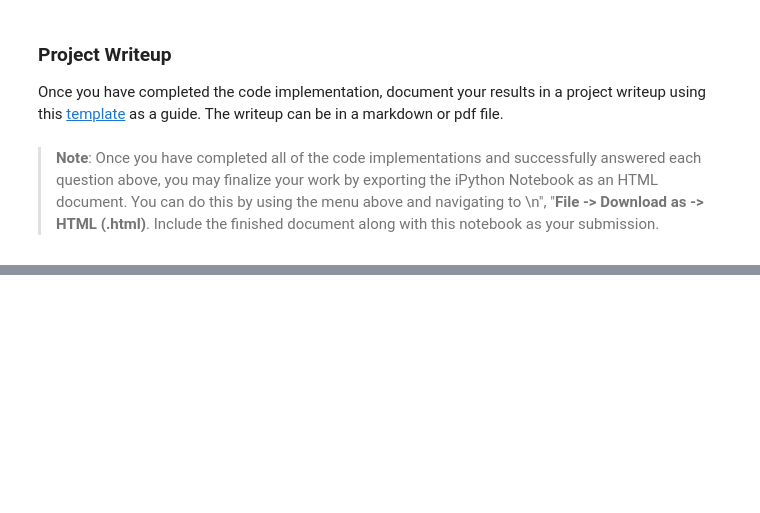
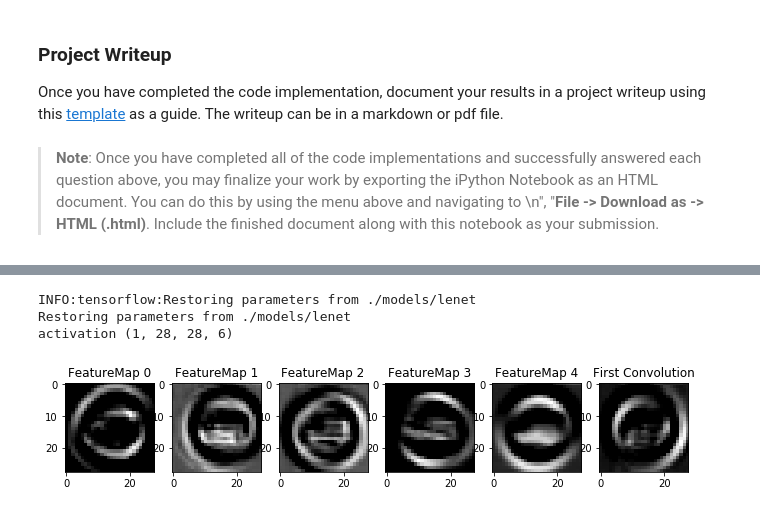
Before and after one commit to mikeliao97/CarND-Traffic-Sign-Classifier-Project, a Jupyter notebook: Traffic_Sign_Classifier-Lenet.ipynb, the cells around one changed output, grey strips where cells are left out. Drawn from its saved outputs; the diff is of its cells as text; code cells hidden in the pictures; blank space fills up the shorter version.

```diff
--- a/Traffic_Sign_Classifier-Lenet.ipynb
+++ b/Traffic_Sign_Classifier-Lenet.ipynb
@@ -633,15 +576,18 @@ For an example of what feature map outputs look like, check out NVIDIA's results
 # activation_min/max: can be used to view the activation contrast in more detail, by default matplot sets min and max to the actual min and max values of the output
 # plt_num: used to plot out multiple different weight feature map sets on the same block, just extend the plt number for each new feature map entry
 
-def outputFeatureMap(image_input, tf_activation, activation_min=-1, activation_max=-1 ,plt_num=1):
+def outputFeatureMap(image_input, tf_activation, sess, activation_min=-1, activation_max=-1 ,plt_num=1):
     # Here make sure to preprocess your image_input in a way your network expects
     # with size, normalization, ect if needed
     # image_input =
     # Note: x should be the same name as your network's tensorflow data placeholder variable
     # If you get an error tf_activation is not defined it may be having trouble accessing the variable from inside a function
-    activation = tf_activation.eval(session=sess,feed_dict={x : image_input})
+#     activation = tf_activation.eval(session=sess,feed_dict={x : image_input})
+    activation = sess.run([tf_activation], feed_dict={x:image_input, training:False})
+    activation = np.array(activation)[0]
     featuremaps = activation.shape[3]
     plt.figure(plt_num, figsize=(15,15))
+    print('activation', activation.shape)
     for featuremap in range(featuremaps):
         plt.subplot(6,8, featuremap+1) # sets the number of feature maps to show on each row and column
         plt.title('FeatureMap ' + str(featuremap)) # displays the feature map number
@@ -655,0 +607,13 @@ def outputFeatureMap(image_input, tf_activation, activation_min=-1, activation_m
+# %%
+with tf.Session() as sess:
+    sess.run(tf.global_variables_initializer())
+    conv1 = tf.get_default_graph().get_tensor_by_name('Layer1/RELU:0')
+    saver.restore(sess, tf.train.latest_checkpoint('./models'))
+    test_image = np.expand_dims(X_test[0], axis=0)
+    outputFeatureMap(test_image, conv1, sess)
+    plt.title("First Convolution")
+# %% [output]
+INFO:tensorflow:Restoring parameters from ./models/lenet
+Restoring parameters from ./models/lenet
+activation (1, 28, 28, 6)
+[figure, added]
```
Also changed, not shown: parts of 4 cells of this notebook.
